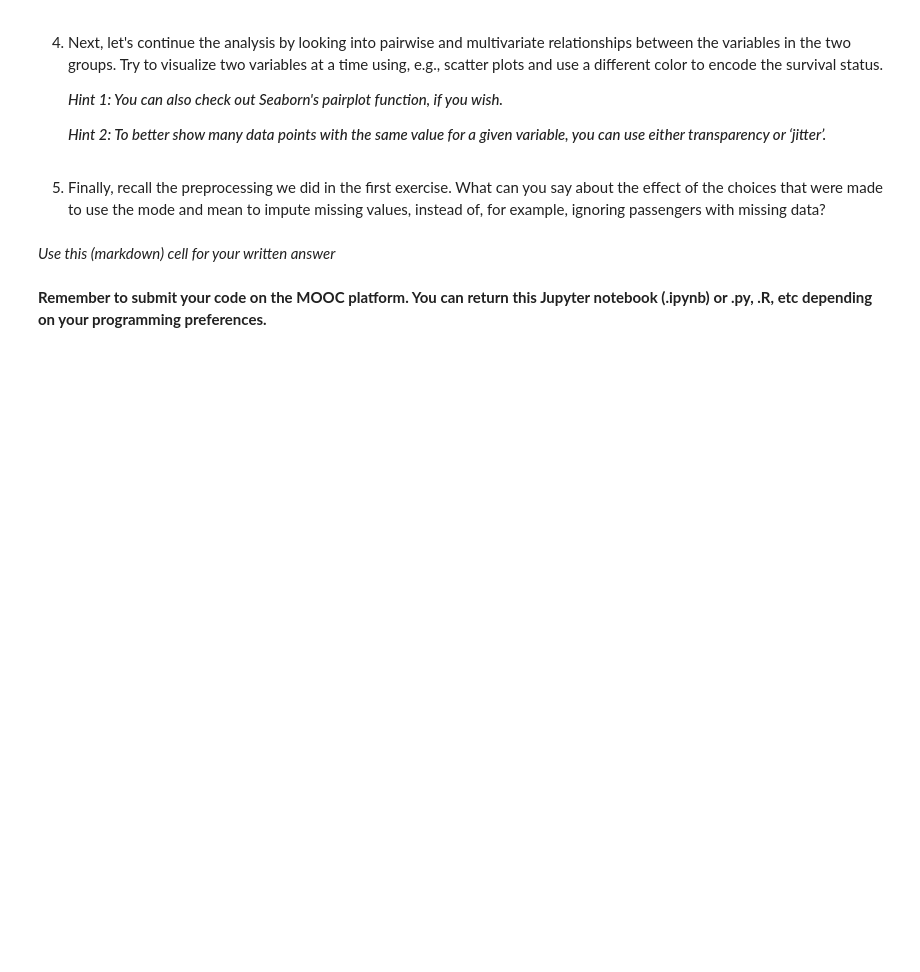
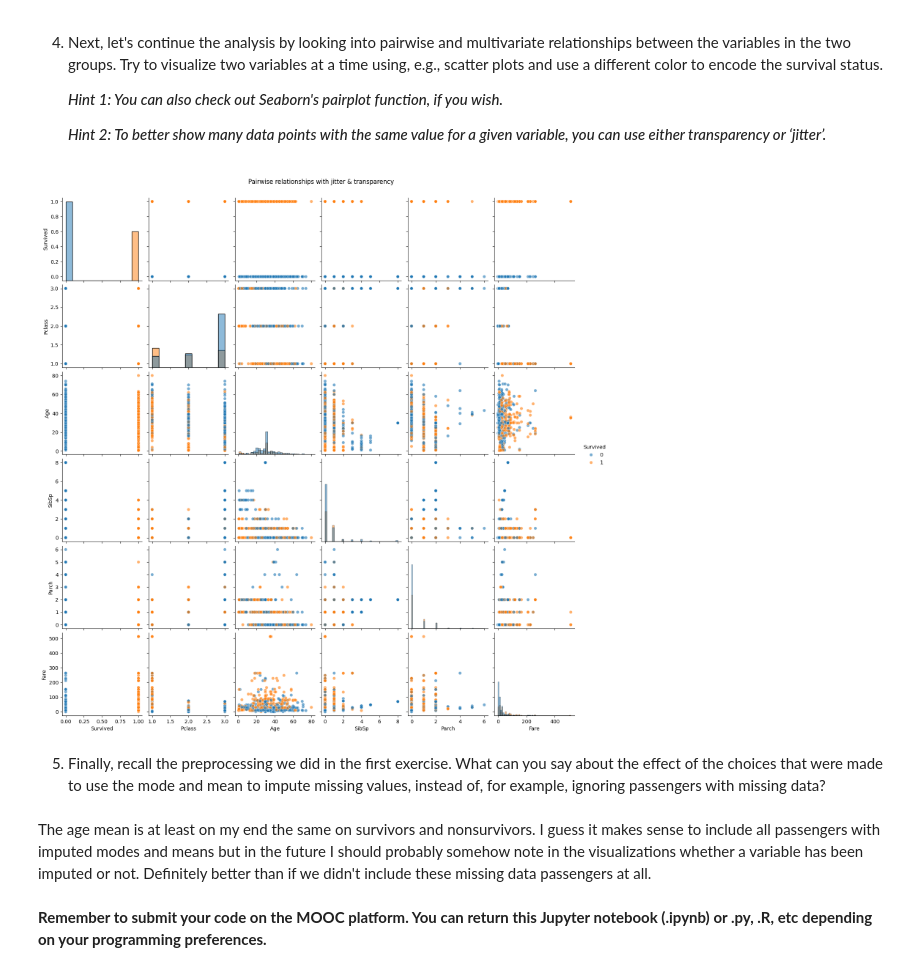
Before and after one commit to akirataguchi115/ids, a Jupyter notebook: week2.ipynb, the cells around one changed output. Drawn from its saved outputs; the diff is of its cells as text; code cells hidden in the pictures; blank space fills up the shorter version.

```diff
--- a/week2.ipynb
+++ b/week2.ipynb
@@ -30,7 +38,7 @@ np.shape(df)
 
     <span style="font-weight: 500"> *Hint: The shape of the data should now be (891, 9).*</span>
 # %%
-df.drop(['Name', 'Sex', 'PassengerId'], axis=1, inplace=True)
+df.drop(['Name', 'Ticket', 'PassengerId'], axis=1, inplace=True)
 np.shape(df)
 # %% [output]
 (891, 9)
@@ -134,7 +209,31 @@ TypeError: Could not convert ['PC 17599STON/O2. 3101282113803347742237736PP 9549
+# %%
+# Make a copy to avoid modifying original df
+df_jitter = df.copy()
+
+# Add jitter to categorical numeric columns
+df_jitter["Pclass_jitter"] = df_jitter["Pclass"] + np.random.uniform(-0.2, 0.2, size=len(df_jitter))
+# If Deck is encoded numerically:
+# df_jitter["Deck_jitter"] = df_jitter["Deck"] + np.random.uniform(-0.2, 0.2, size=len(df_jitter))
+
+# Select numeric columns for pairplot (use jittered versions where appropriate)
+numeric_cols = ["Age", "Fare", "SibSp", "Parch", "Pclass_jitter"]  # add Deck_jitter if needed
+
+sns.pairplot(
+    df_jitter,
+    vars=df.select_dtypes(include=["int64", "float64"]).columns,
+    hue="Survived",
+    kind="scatter",
+    diag_kind="hist",
+    plot_kws={"alpha": 0.6}  # transparency
+)
+plt.suptitle("Pairwise relationships with jitter & transparency", y=1.02)
+plt.show()
+# %% [output]
+[figure, added]
 # %% [markdown]
 5. Finally, recall the preprocessing we did in the first exercise. What can you say about the effect of the choices that were made to use the mode and mean to impute missing values, instead of, for example, ignoring passengers with missing data?
-# %% [markdown]
-*Use this (markdown) cell for your written answer*
+# %% [markdown]
+The age mean is at least on my end the same on survivors and nonsurvivors. I guess it makes sense to include all passengers with imputed modes and means but in the future I should probably somehow note in the visualizations whether a variable has been imputed or not. Definitely better than if we didn't include these missing data passengers at all.
 # %% [markdown]
 **Remember to submit your code on the MOOC platform. You can return this Jupyter notebook (.ipynb) or .py, .R, etc depending on your programming preferences.**
 # %% [markdown]
```
Also changed, not shown: parts of 26 cells of this notebook, 4 other files.
